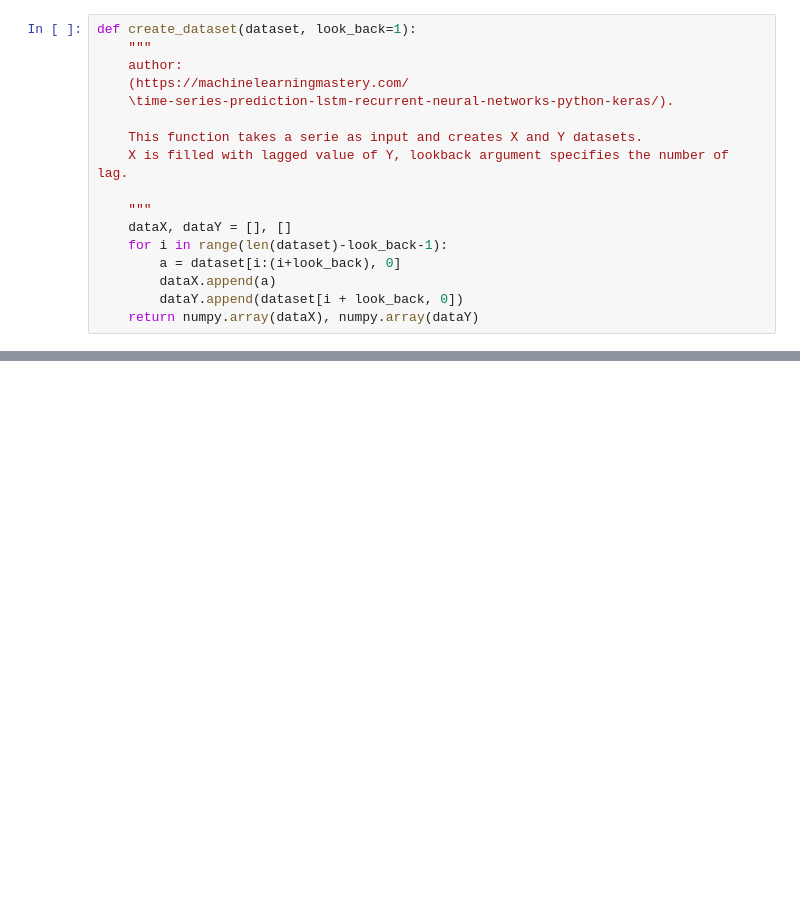
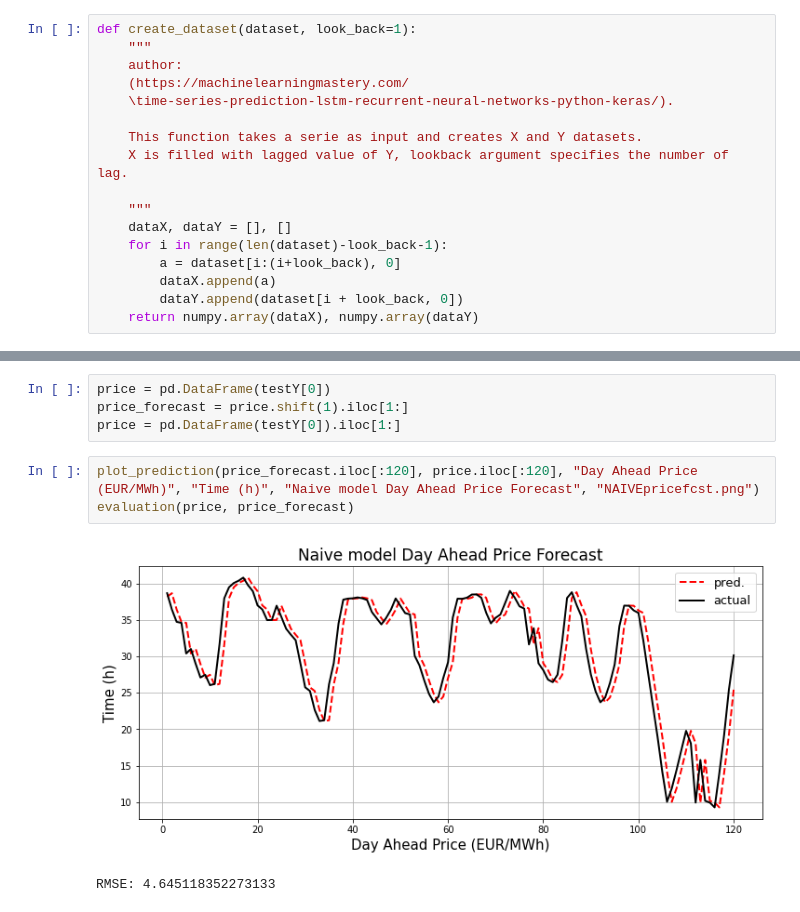
Before and after one commit to bigotj/Supervised-project-Electricity-Forecast-, a Jupyter notebook: LSTM neural networks.ipynb, the cells around one changed output, grey strips where cells are left out. Saved outputs shown, nothing was run; the diff lists cells and outputs as text; blank space fills up the shorter version.

```diff
--- a/LSTM neural networks.ipynb
+++ b/LSTM neural networks.ipynb
@@ -109,0 +137,10 @@ plt.grid()
+# %%
+price = pd.DataFrame(testY[0])
+price_forecast = price.shift(1).iloc[1:]
+price = pd.DataFrame(testY[0]).iloc[1:]
+# %%
+plot_prediction(price_forecast.iloc[:120], price.iloc[:120], "Day Ahead Price (EUR/MWh)", "Time (h)", "Naive model Day Ahead Price Forecast", "NAIVEpricefcst.png")
+evaluation(price, price_forecast)
+# %% [output]
+[figure, added]
+RMSE: 4.645118352273133
```
Also changed, not shown: parts of 18 cells of this notebook.
